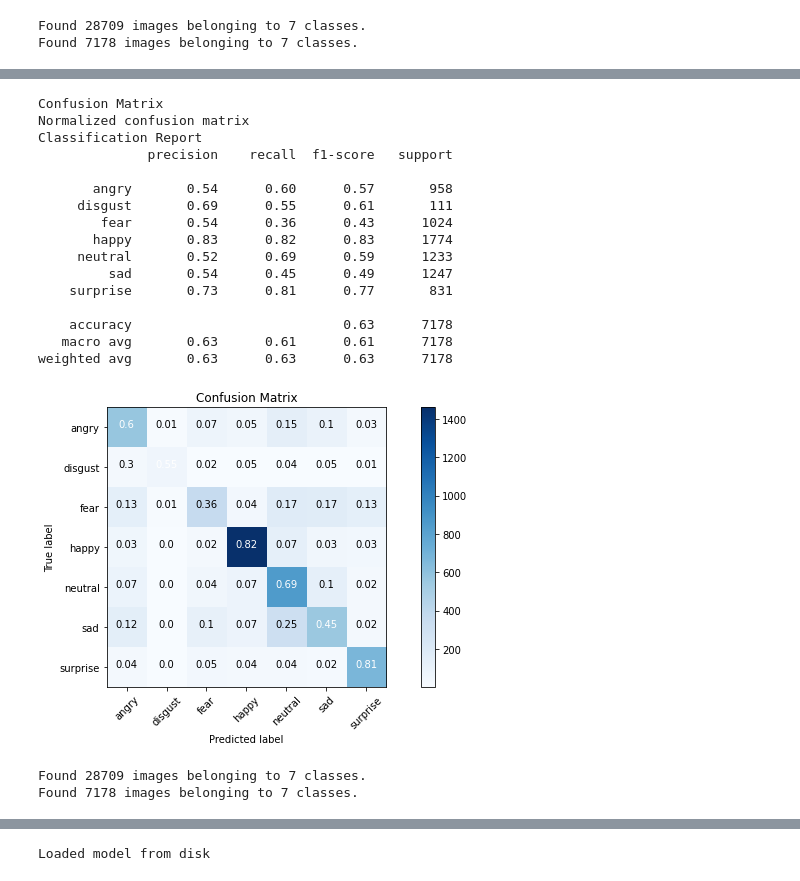
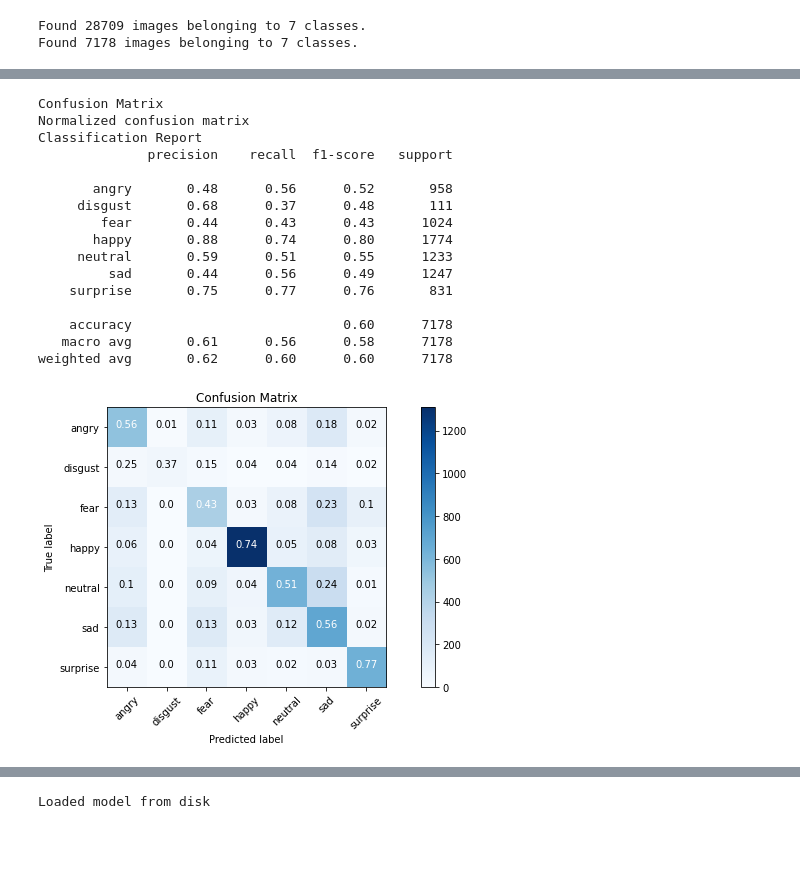
Before and after one commit to apoorvaKR12695/Face-Emotion-Detection-, a Jupyter notebook: face_emotion.ipynb, the cells around one changed output, grey strips where cells are left out. Cells and saved outputs as stored; diff of their text form; code cells hidden in the pictures; blank space fills up the shorter version.

```diff
--- a/face_emotion.ipynb
+++ b/face_emotion.ipynb
@@ -196,7 +384,7 @@ plt.show()
 from sklearn.metrics import confusion_matrix, classification_report
 
 # Predicting For Test Set
-predictions=model.predict(test_gen)
+predictions=model2.predict(test_gen)
 
 # Printing Confution Matrix
 cm=confusion_matrix(y_pred=np.argmax(predictions, axis=-1), y_true=test_gen.classes)
@@ -355,12 +555,12 @@ callbacks_list = [early_stopping,checkpoint,reduce_learningrate]
 
 
 
-model.compile(loss='categorical_crossentropy',
+model3.compile(loss='categorical_crossentropy',
               optimizer = Adam(lr=0.001),
               metrics=['accuracy'])
 
  #fitting the model
-results = model.fit(train_gen,
+results = model3.fit(train_gen,
                                 steps_per_epoch=train_gen.n//train_gen.batch_size,
                                 epochs=epochs,
                                 validation_data = test_gen,
@@ -409,7 +611,7 @@ plt.show()
 from sklearn.metrics import confusion_matrix, classification_report
 
 # Predicting For Test Set
-predictions=model.predict(test_gen)
+predictions=model3.predict(test_gen)
 
 # Printing Confution Matrix
 cm=confusion_matrix(y_pred=np.argmax(predictions, axis=-1), y_true=test_gen.classes)
@@ -640,7 +846,7 @@ plt.show()
 from sklearn.metrics import confusion_matrix, classification_report
 
 # Predicting For Test Set
-predictions=model.predict(test_gen)
+predictions=model4.predict(test_gen)
 
 # Printing Confution Matrix
 cm=confusion_matrix(y_pred=np.argmax(predictions, axis=-1), y_true=test_gen.classes)
@@ -686,42 +892,42 @@ def plot_confusion_matrix(cm, classes, normalize=True, title='Confusion matrix',
     for i, j in itertools.product(range(cm.shape[0]), range(cm.shape[1])):
         plt.text(j, i, cm[i, j],
                  horizontalalignment="center",
                  color="white" if cm[i, j] > thresh else "black")
     plt.tight_layout()
     plt.ylabel('True label')
     plt.xlabel('Predicted label')
 #Print the Target names
 from sklearn.metrics import classification_report, confusion_matrix
 import itertools
 #shuffle=False
 target_names = []
 for key in train_gen.class_indices:
     target_names.append(key)
 # print(target_names)
 #Confution Matrix
-Y_pred = model.predict_generator(test_gen)
+Y_pred = model4.predict_generator(test_gen)
 y_pred = np.argmax(Y_pred, axis=1)
 print('Confusion Matrix')
 cm = confusion_matrix(test_gen.classes, y_pred)
 plot_confusion_matrix(cm, target_names, title='Confusion Matrix')
 #Print Classification Report
 print('Classification Report')
 print(classification_report(test_gen.classes, y_pred, target_names=target_names))
 # %% [output]
 Confusion Matrix
 Normalized confusion matrix
 Classification Report
               precision    recall  f1-score   support
 
-       angry       0.54      0.60      0.57       958
-     disgust       0.69      0.55      0.61       111
-        fear       0.54      0.36      0.43      1024
-       happy       0.83      0.82      0.83      1774
-     neutral       0.52      0.69      0.59      1233
-         sad       0.54      0.45      0.49      1247
-    surprise       0.73      0.81      0.77       831
+       angry       0.48      0.56      0.52       958
+     disgust       0.68      0.37      0.48       111
+        fear       0.44      0.43      0.43      1024
+       happy       0.88      0.74      0.80      1774
+     neutral       0.59      0.51      0.55      1233
+         sad       0.44      0.56      0.49      1247
+    surprise       0.75      0.77      0.76       831
 
-    accuracy                           0.63      7178
-   macro avg       0.63      0.61      0.61      7178
-weighted avg       0.63      0.63      0.63      7178
+    accuracy                           0.60      7178
+   macro avg       0.61      0.56      0.58      7178
+weighted avg       0.62      0.60      0.60      7178
-[figure, old version]
+[figure, new version]
@@ -732,23 +933,0 @@ datagen_validation = ImageDataGenerator(horizontal_flip=True,brightness_range=[0
-# %%
-# size of image and batchs
-
-dim = 48
-batch_size = 32
-
-
-train_generator = datagen_train.flow_from_directory(train_data,
-                                                  target_size=(dim,dim),
-                                                  batch_size=batch_size,
-                                                  shuffle=True,
-                                                  color_mode='rgb',
-                                                  class_mode='categorical')
-
-validation_generator = datagen_train.flow_from_directory(test_data,
-                                                  target_size=(dim,dim),
-                                                  batch_size=batch_size,
-                                                  shuffle=False,
-                                                  color_mode='rgb',
-                                                  class_mode='categorical')
-# %% [output]
-Found 28709 images belonging to 7 classes.
-Found 7178 images belonging to 7 classes.
```
Also changed, not shown: parts of 84 cells of this notebook.
